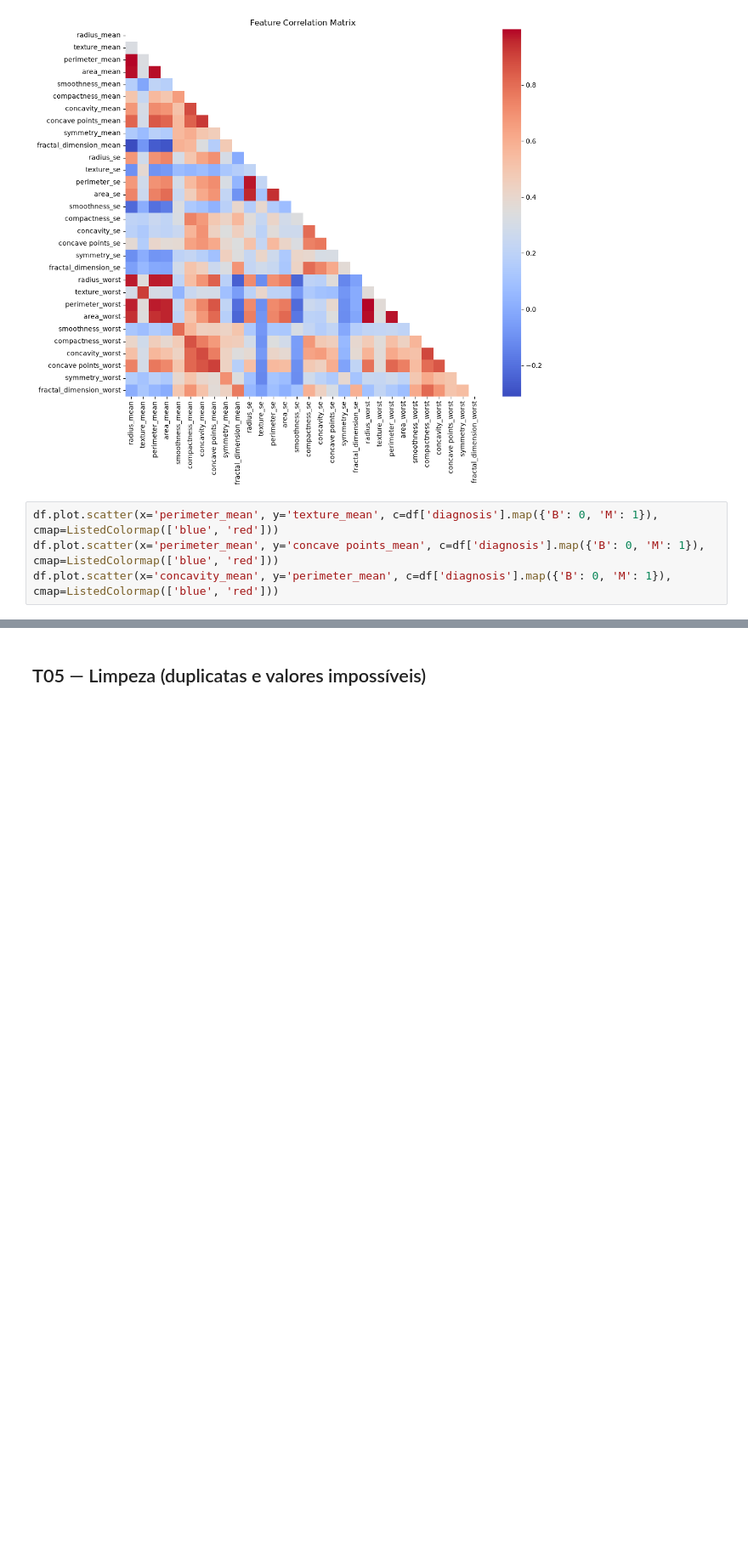
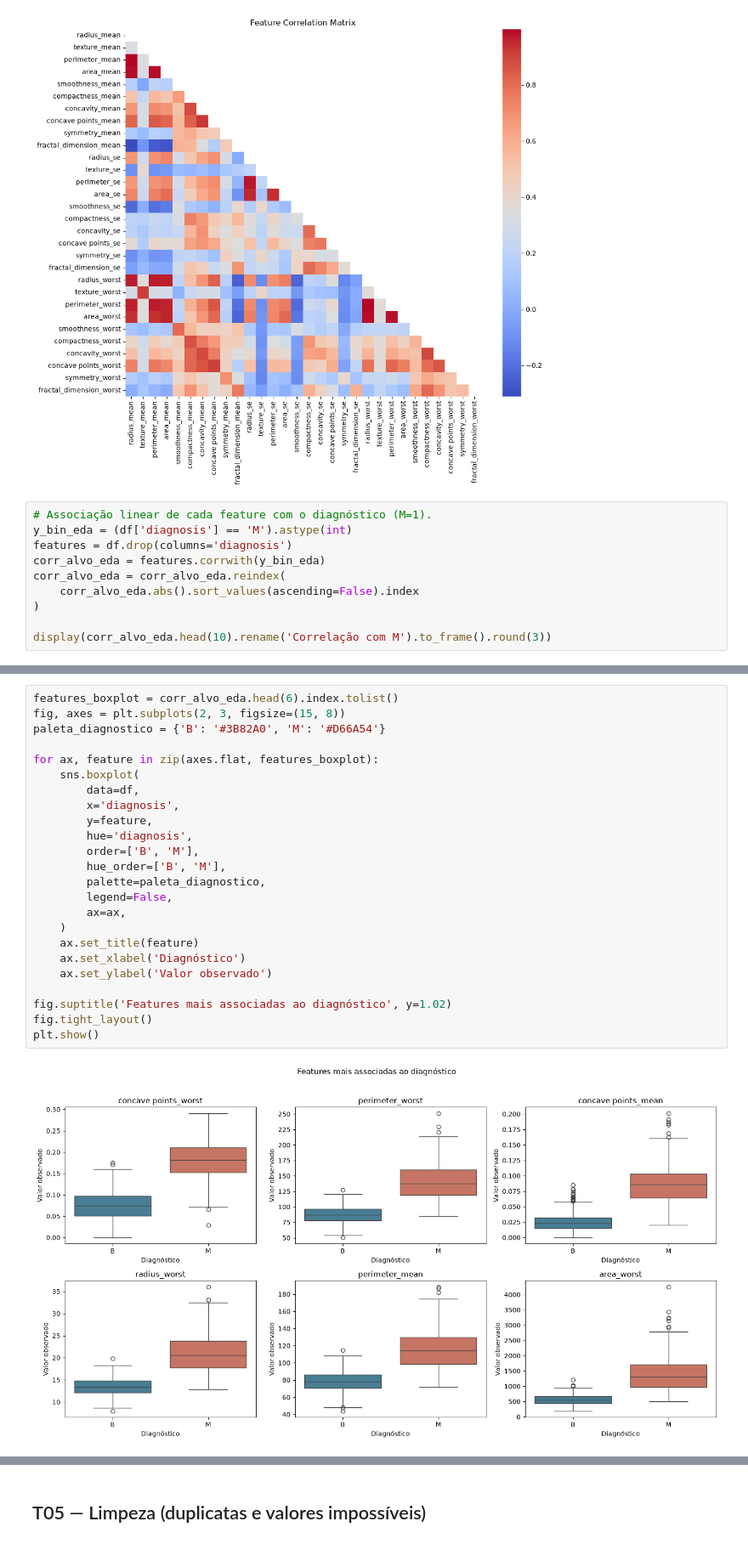
Before and after one commit to whoame042/postech-fiap-fase-1-IA-foundations, a Jupyter notebook: AnaliseExploratoria.ipynb, the cells around one changed output, grey strips where cells are left out. Shown at 85% size. Saved outputs shown, nothing was run; the diff lists cells and outputs as text; blank space fills up the shorter version.

```diff
--- a/AnaliseExploratoria.ipynb
+++ b/AnaliseExploratoria.ipynb
@@ -103,7 +124,13 @@ plt.show()
 # %% [output]
 [figure]
 # %%
-df.plot.scatter(x='perimeter_mean', y='texture_mean', c=df['diagnosis'].map({'B': 0, 'M': 1}), cmap=ListedColormap(['blue', 'red']))
-df.plot.scatter(x='perimeter_mean', y='concave points_mean', c=df['diagnosis'].map({'B': 0, 'M': 1}), cmap=ListedColormap(['blue', 'red']))
-df.plot.scatter(x='concavity_mean', y='perimeter_mean', c=df['diagnosis'].map({'B': 0, 'M': 1}), cmap=ListedColormap(['blue', 'red']))
+# Associação linear de cada feature com o diagnóstico (M=1).
+y_bin_eda = (df['diagnosis'] == 'M').astype(int)
+features = df.drop(columns='diagnosis')
+corr_alvo_eda = features.corrwith(y_bin_eda)
+corr_alvo_eda = corr_alvo_eda.reindex(
+    corr_alvo_eda.abs().sort_values(ascending=False).index
+)
+
+display(corr_alvo_eda.head(10).rename('Correlação com M').to_frame().round(3))
 # %% [output]
@@ -113,0 +193,26 @@ df.plot.scatter(x='concavity_mean', y='perimeter_mean', c=df['diagnosis'].map({'
+# %%
+features_boxplot = corr_alvo_eda.head(6).index.tolist()
+fig, axes = plt.subplots(2, 3, figsize=(15, 8))
+paleta_diagnostico = {'B': '#3B82A0', 'M': '#D66A54'}
+
+for ax, feature in zip(axes.flat, features_boxplot):
+    sns.boxplot(
+        data=df,
+        x='diagnosis',
+        y=feature,
+        hue='diagnosis',
+        order=['B', 'M'],
+        hue_order=['B', 'M'],
+        palette=paleta_diagnostico,
+        legend=False,
+        ax=ax,
+    )
+    ax.set_title(feature)
+    ax.set_xlabel('Diagnóstico')
+    ax.set_ylabel('Valor observado')
+
+fig.suptitle('Features mais associadas ao diagnóstico', y=1.02)
+fig.tight_layout()
+plt.show()
+# %% [output]
+[figure, added]
```
Also changed, not shown: parts of 22 cells of this notebook, 2 other files.
